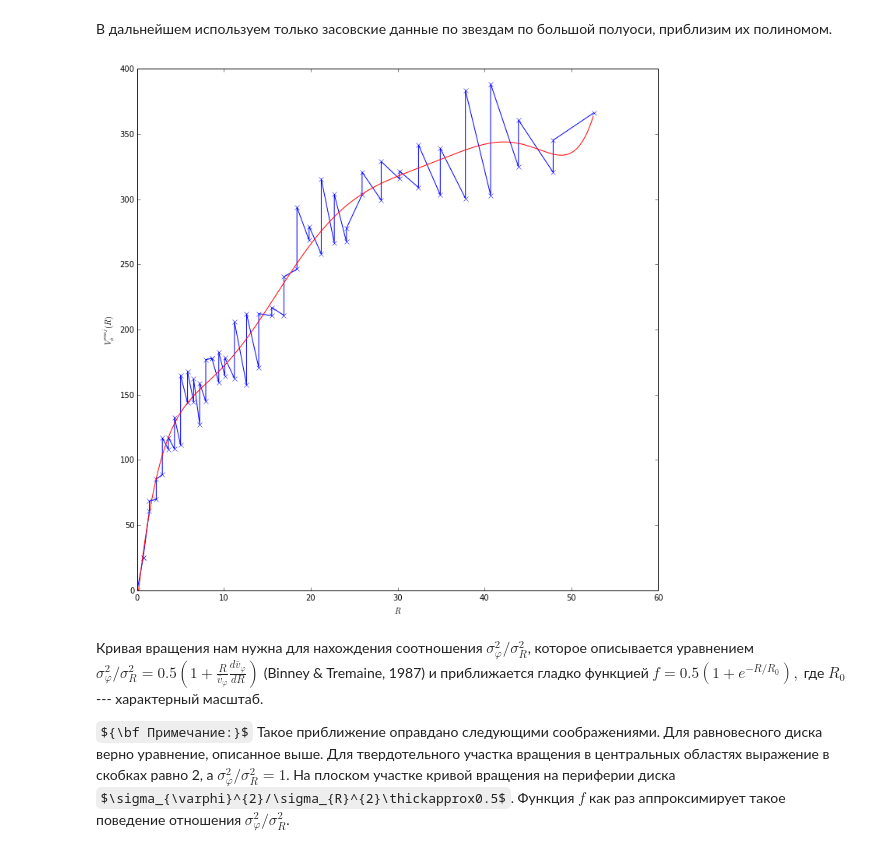
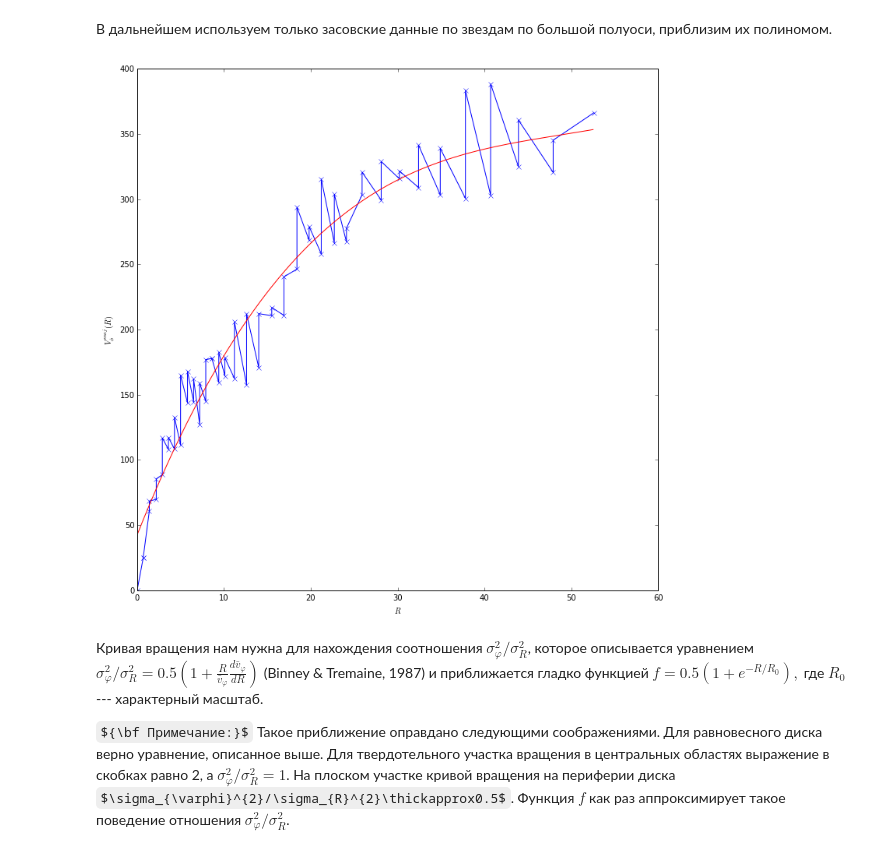
Before and after one commit to Amarchuk/2FInstability, a Jupyter notebook: notebooks/NGC1167.ipynb, the cells around one changed output. Cells and saved outputs as stored; diff of their text form; code cells hidden in the pictures; some formulas as TeX source.

```diff
--- a/notebooks/NGC1167.ipynb
+++ b/notebooks/NGC1167.ipynb
@@ -152,16 +152,16 @@ plt.plot()
 # %% [markdown]
 В дальнейшем используем только засовские данные по звездам по большой полуоси, приблизим их полиномом.
 # %%
-poly_star = poly1d(polyfit(r_ma_b, vel_ma_b, deg=7))
+poly_star = poly1d(polyfit(r_ma_b, vel_ma_b, deg=3))
 
 plt.plot(r_ma_b, vel_ma_b, 'x-', color='blue', markersize=6)
 test_points = np.arange(0.0, max(r_ma_b), 0.1)
 plt.plot(test_points, poly_star(test_points), '-', color='red')
 plt.xlabel('$R$'); plt.ylim(0)
 plt.ylabel('$V^{maj}_{\phi}(R)$')
 plt.show()
 # %% [output]
-[figure, old version]
+[figure, new version]
 # %%
 os.chdir("C:\\Users\\root\\Dropbox\\RotationCurves\\PhD\\paper1\\text\\imgs")
 
```
Also changed, not shown: parts of 21 cells of this notebook, 4 other files.
